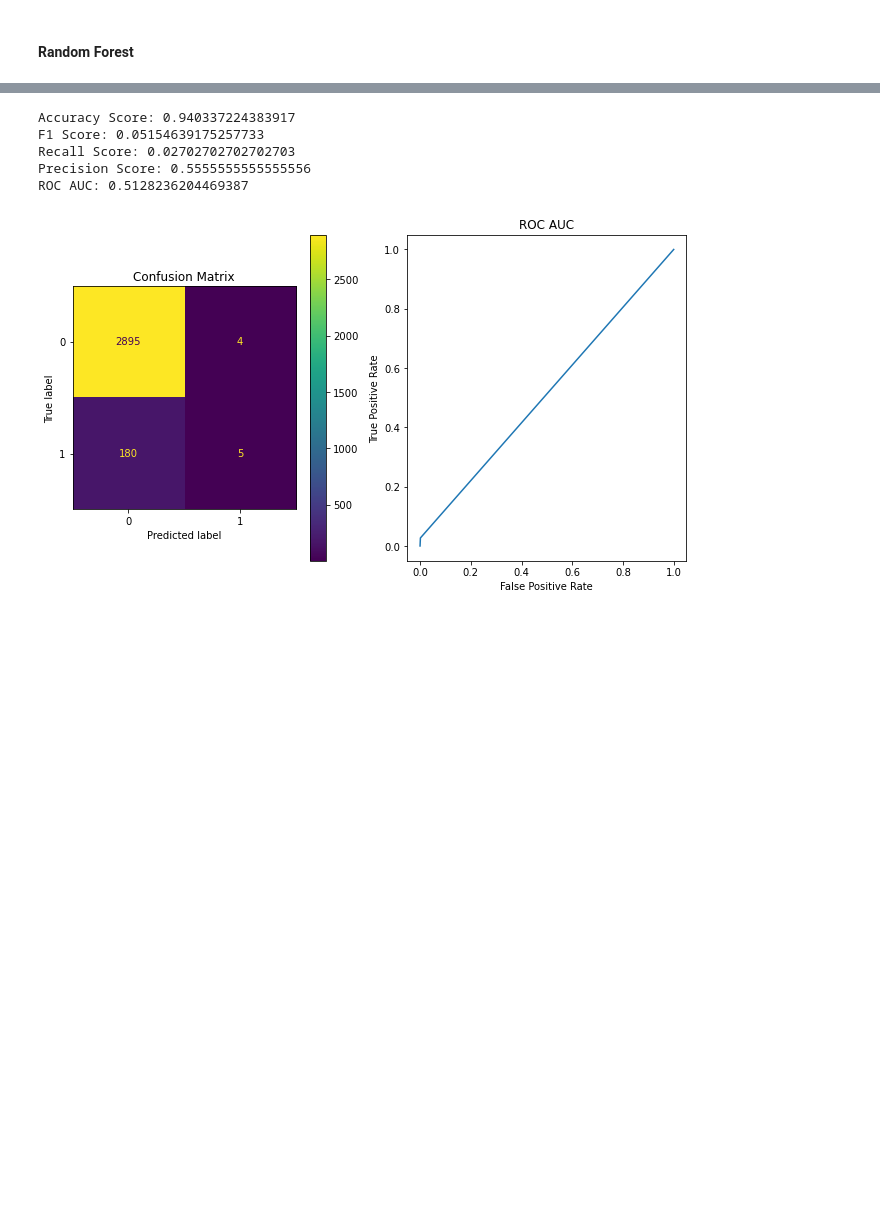
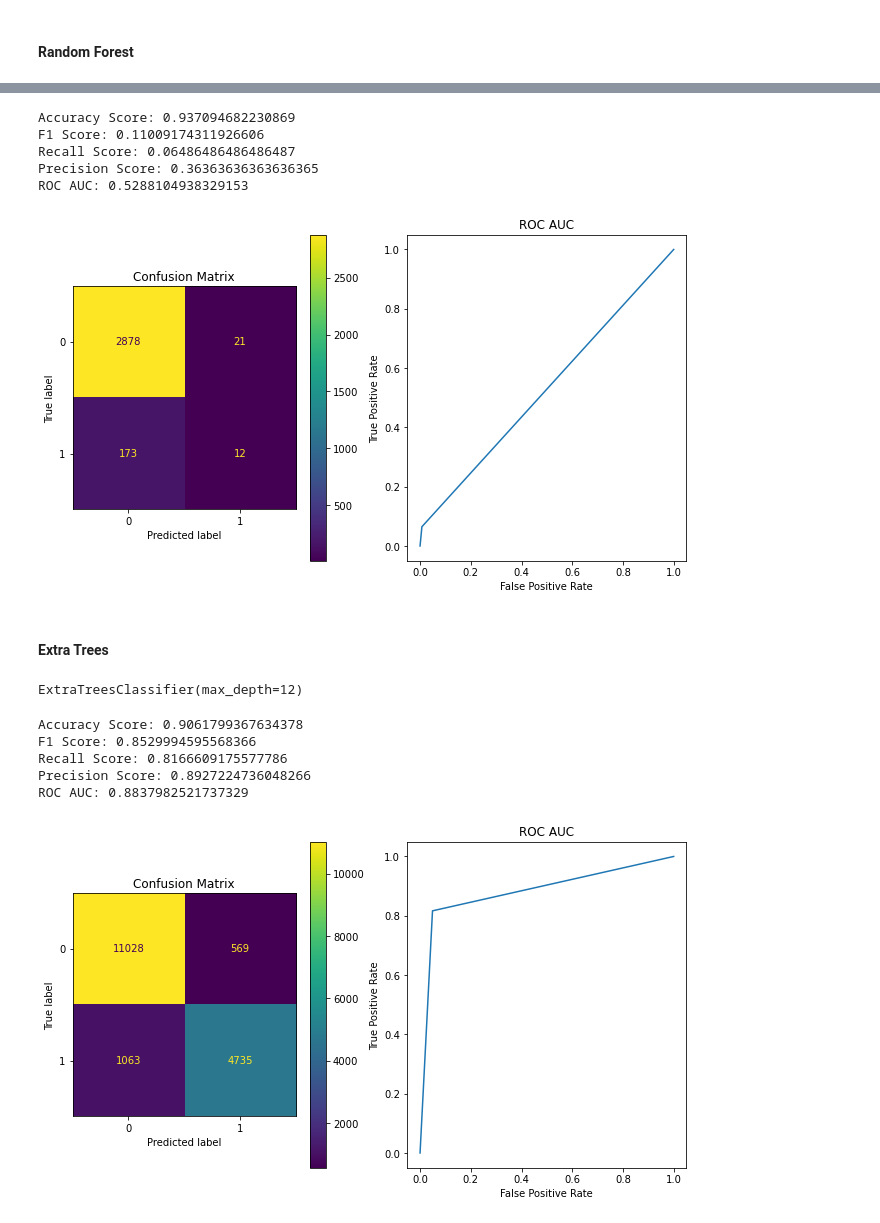
Before and after one commit to MohammadRouintan/Vehicle-Insurance-Claim-Fraud-Detection-Classification, a Jupyter notebook: VehicleInsuranceCLASSIFICATION.ipynb, the cells around one changed output, grey strips where cells are left out. Saved outputs shown, nothing was run; the diff lists cells and outputs as text; code cells hidden in the pictures; blank space fills up the shorter version.

Commit message:
try another model on oversample data

```diff
--- a/VehicleInsuranceCLASSIFICATION.ipynb
+++ b/VehicleInsuranceCLASSIFICATION.ipynb
@@ -1028,7 +1030,7 @@ ROC AUC: 0.7602547010618761
 # %% [markdown]
 #### Random Forest
 # %%
-random_forest_clf = RandomForestClassifier()
+random_forest_clf = RandomForestClassifier(max_depth=17)
 # %%
 random_forest_clf.fit(x_over, y_over)
 # %% [output]
@@ -1045,9 +1047,26 @@ ROC AUC: 1.0
 # %%
 analysis_model_with_test('random_forest_clf_over', random_forest_clf, x_test, y_test)
 # %% [output]
-Accuracy Score: 0.940337224383917
-F1 Score: 0.05154639175257733
-Recall Score: 0.02702702702702703
-Precision Score: 0.5555555555555556
-ROC AUC: 0.5128236204469387
+Accuracy Score: 0.937094682230869
+F1 Score: 0.11009174311926606
+Recall Score: 0.06486486486486487
+Precision Score: 0.36363636363636365
+ROC AUC: 0.5288104938329153
-[figure, old version]
+[figure, new version]
+# %% [markdown]
+#### Extra Trees
+# %%
+extra_trees_clf = ExtraTreesClassifier(max_depth=12)
+# %%
+extra_trees_clf.fit(x_over, y_over)
+# %% [output]
+ExtraTreesClassifier(max_depth=12)
+# %%
+analysis_model_with_train('extra_trees_clf_over', extra_trees_clf, x_over, y_over)
+# %% [output]
+Accuracy Score: 0.9061799367634378
+F1 Score: 0.8529994595568366
+Recall Score: 0.8166609175577786
+Precision Score: 0.8927224736048266
+ROC AUC: 0.8837982521737329
+[figure, added]
```
Also changed, not shown: parts of 33 cells of this notebook.
